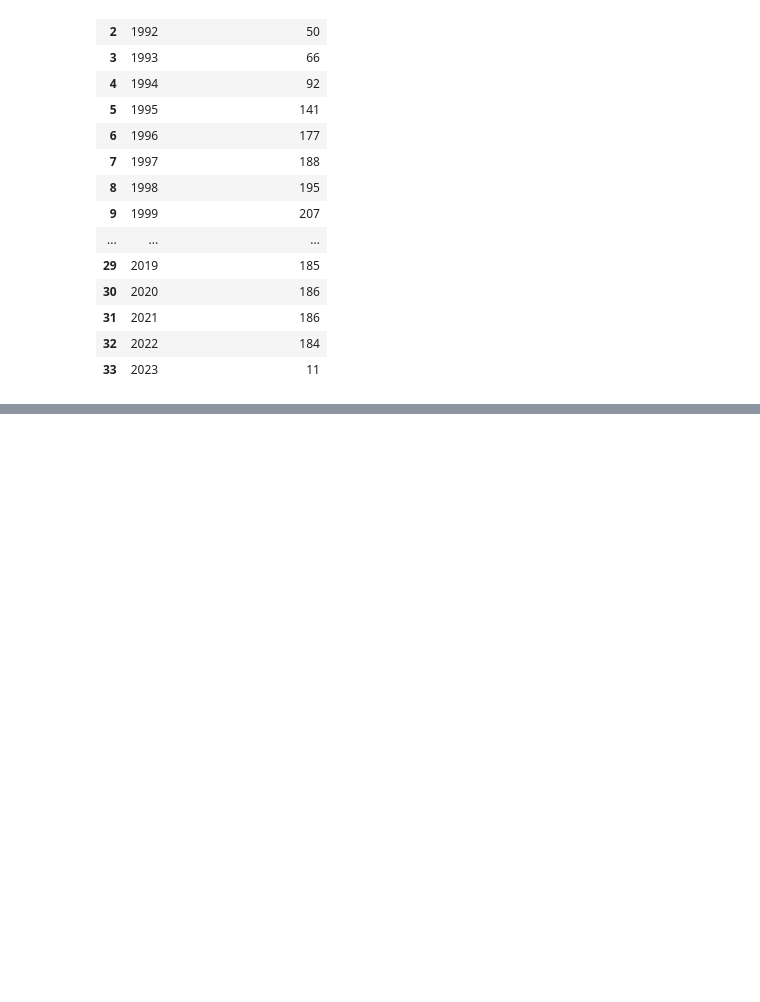
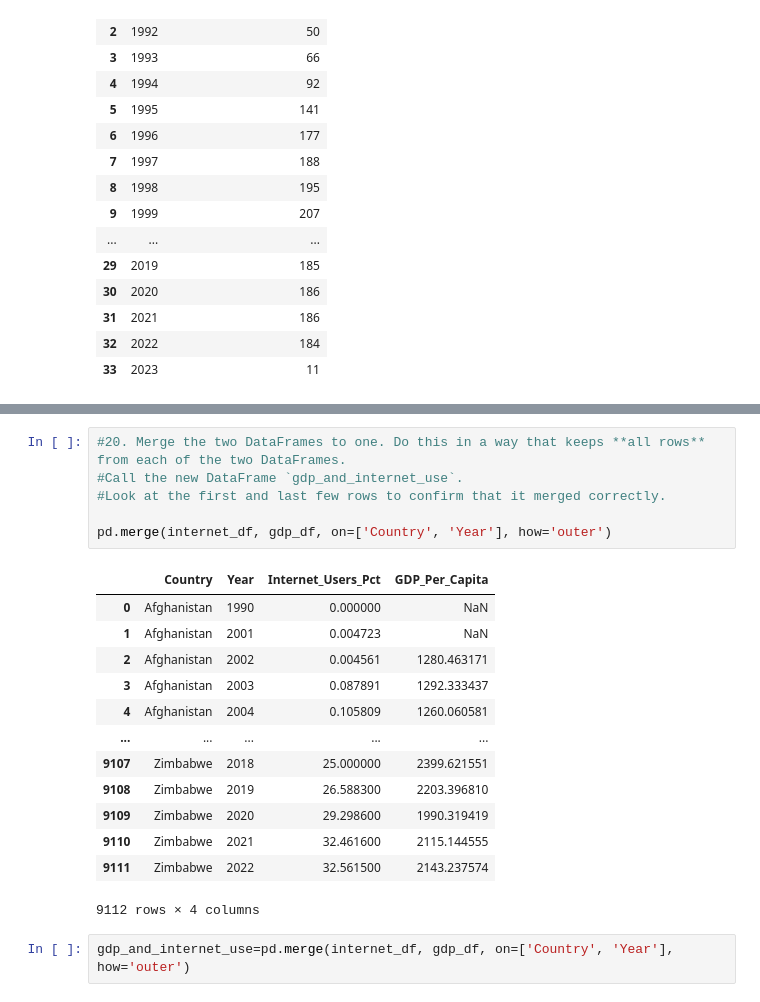
Before and after one commit to NSS-Data-Analytics-Cohort-13/un-exploration-AbidAli1988, a Jupyter notebook: data/un_data_project.ipynb, the cells around one changed output, grey strips where cells are left out. Cells and saved outputs as stored; diff of their text form; blank space fills up the shorter version.

```diff
--- a/data/un_data_project.ipynb
+++ b/data/un_data_project.ipynb
@@ -418,0 +480,22 @@ observations_per_year_df
+# %%
+#20. Merge the two DataFrames to one. Do this in a way that keeps **all rows** from each of the two DataFrames.
+#Call the new DataFrame `gdp_and_internet_use`.
+#Look at the first and last few rows to confirm that it merged correctly.
+
+pd.merge(internet_df, gdp_df, on=['Country', 'Year'], how='outer')
+# %% [output]
+|  | Country | Year | Internet_Users_Pct | GDP_Per_Capita |
+| 0 | Afghanistan | 1990 | 0.000000 | NaN |
+| 1 | Afghanistan | 2001 | 0.004723 | NaN |
+| 2 | Afghanistan | 2002 | 0.004561 | 1280.463171 |
+| 3 | Afghanistan | 2003 | 0.087891 | 1292.333437 |
+| 4 | Afghanistan | 2004 | 0.105809 | 1260.060581 |
+| ... | ... | ... | ... | ... |
+| 9107 | Zimbabwe | 2018 | 25.000000 | 2399.621551 |
+| 9108 | Zimbabwe | 2019 | 26.588300 | 2203.396810 |
+| 9109 | Zimbabwe | 2020 | 29.298600 | 1990.319419 |
+| 9110 | Zimbabwe | 2021 | 32.461600 | 2115.144555 |
+| 9111 | Zimbabwe | 2022 | 32.561500 | 2143.237574 |
+9112 rows × 4 columns
+# %%
+gdp_and_internet_use=pd.merge(internet_df, gdp_df, on=['Country', 'Year'], how='outer')
```
Also changed, not shown: parts of 22 cells of this notebook.
